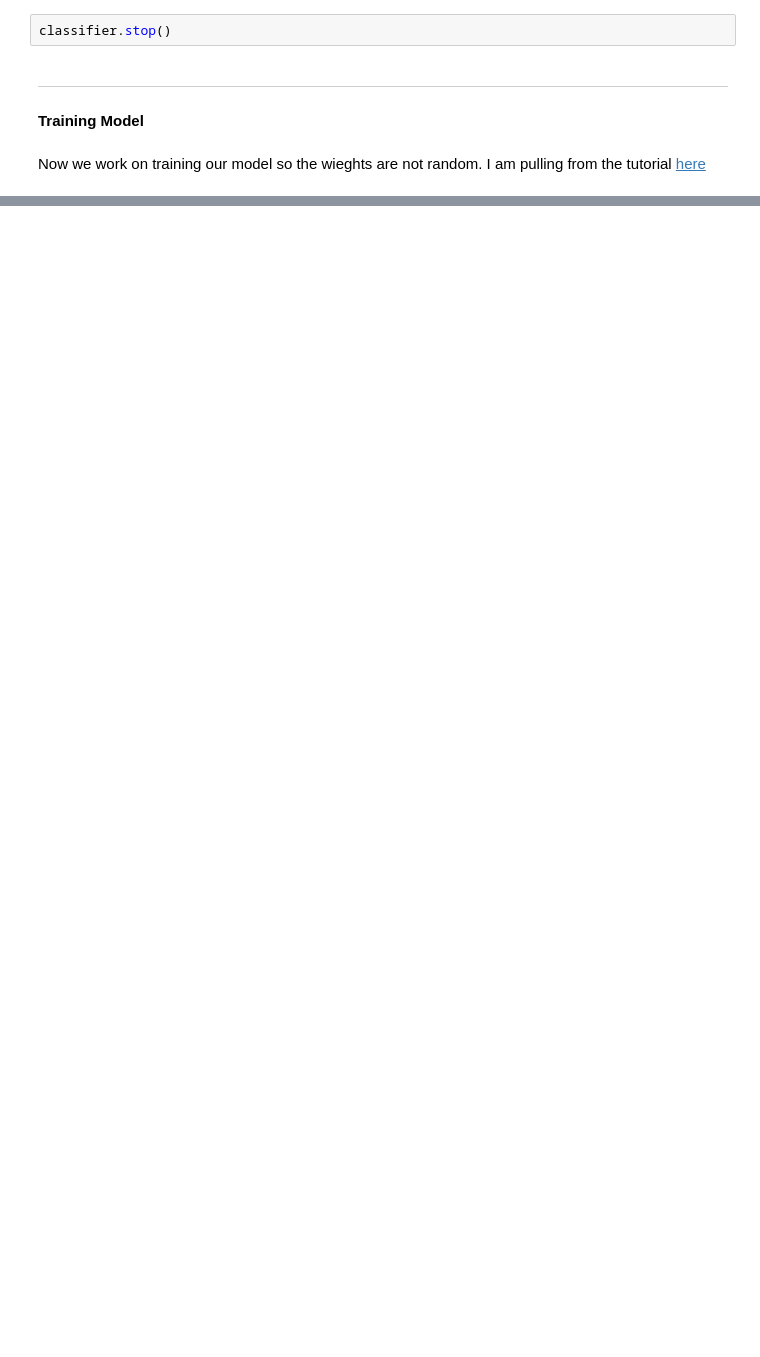
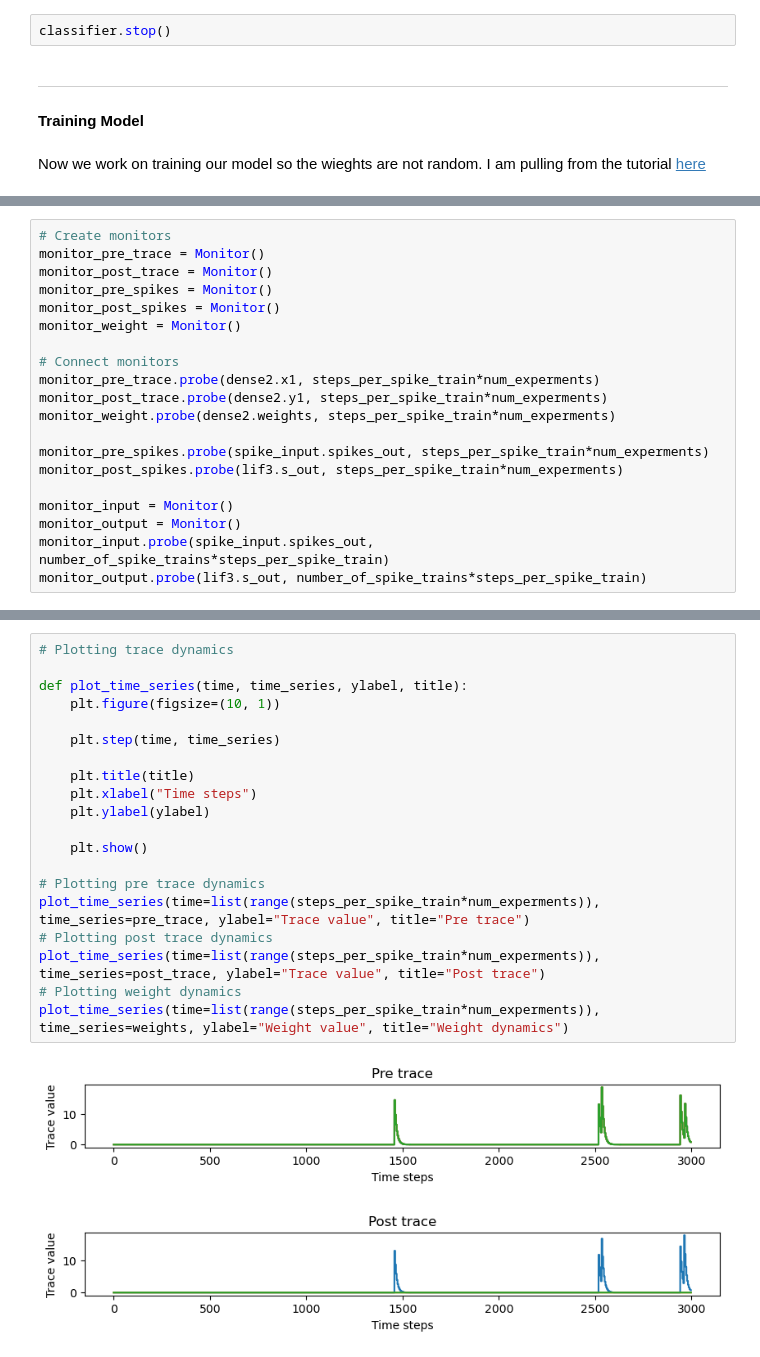
Before and after one commit to khood5/SNN-DNA-project, a Jupyter notebook: DNA_project.ipynb, the cells around one changed output, grey strips where cells are left out. Saved outputs shown, nothing was run; the diff lists cells and outputs as text; blank space fills up the shorter version.

```diff
--- a/DNA_project.ipynb
+++ b/DNA_project.ipynb
@@ -655,0 +764,20 @@ Now we work on training our model so the wieghts are not random. I am pulling fr
+# %%
+# Create monitors
+monitor_pre_trace = Monitor()
+monitor_post_trace = Monitor()
+monitor_pre_spikes = Monitor()
+monitor_post_spikes = Monitor()
+monitor_weight = Monitor()
+
+# Connect monitors
+monitor_pre_trace.probe(dense2.x1, steps_per_spike_train*num_experments)
+monitor_post_trace.probe(dense2.y1, steps_per_spike_train*num_experments)
+monitor_weight.probe(dense2.weights, steps_per_spike_train*num_experments)
+
+monitor_pre_spikes.probe(spike_input.spikes_out, steps_per_spike_train*num_experments)
+monitor_post_spikes.probe(lif3.s_out, steps_per_spike_train*num_experments)
+
+monitor_input = Monitor()
+monitor_output = Monitor()
+monitor_input.probe(spike_input.spikes_out, number_of_spike_trains*steps_per_spike_train)
+monitor_output.probe(lif3.s_out, number_of_spike_trains*steps_per_spike_train)
@@ -655,0 +859,23 @@ Now we work on training our model so the wieghts are not random. I am pulling fr
+# %%
+# Plotting trace dynamics
+
+def plot_time_series(time, time_series, ylabel, title):
+    plt.figure(figsize=(10, 1))
+
+    plt.step(time, time_series)
+
+    plt.title(title)
+    plt.xlabel("Time steps")
+    plt.ylabel(ylabel)
+
+    plt.show()
+
+# Plotting pre trace dynamics
+plot_time_series(time=list(range(steps_per_spike_train*num_experments)), time_series=pre_trace, ylabel="Trace value", title="Pre trace")
+# Plotting post trace dynamics
+plot_time_series(time=list(range(steps_per_spike_train*num_experments)), time_series=post_trace, ylabel="Trace value", title="Post trace")
+# Plotting weight dynamics
+plot_time_series(time=list(range(steps_per_spike_train*num_experments)), time_series=weights, ylabel="Weight value", title="Weight dynamics")
+# %% [output]
+[figure, added]
+[figure, added]
```
Also changed, not shown: parts of 23 cells of this notebook, 1 other file.
